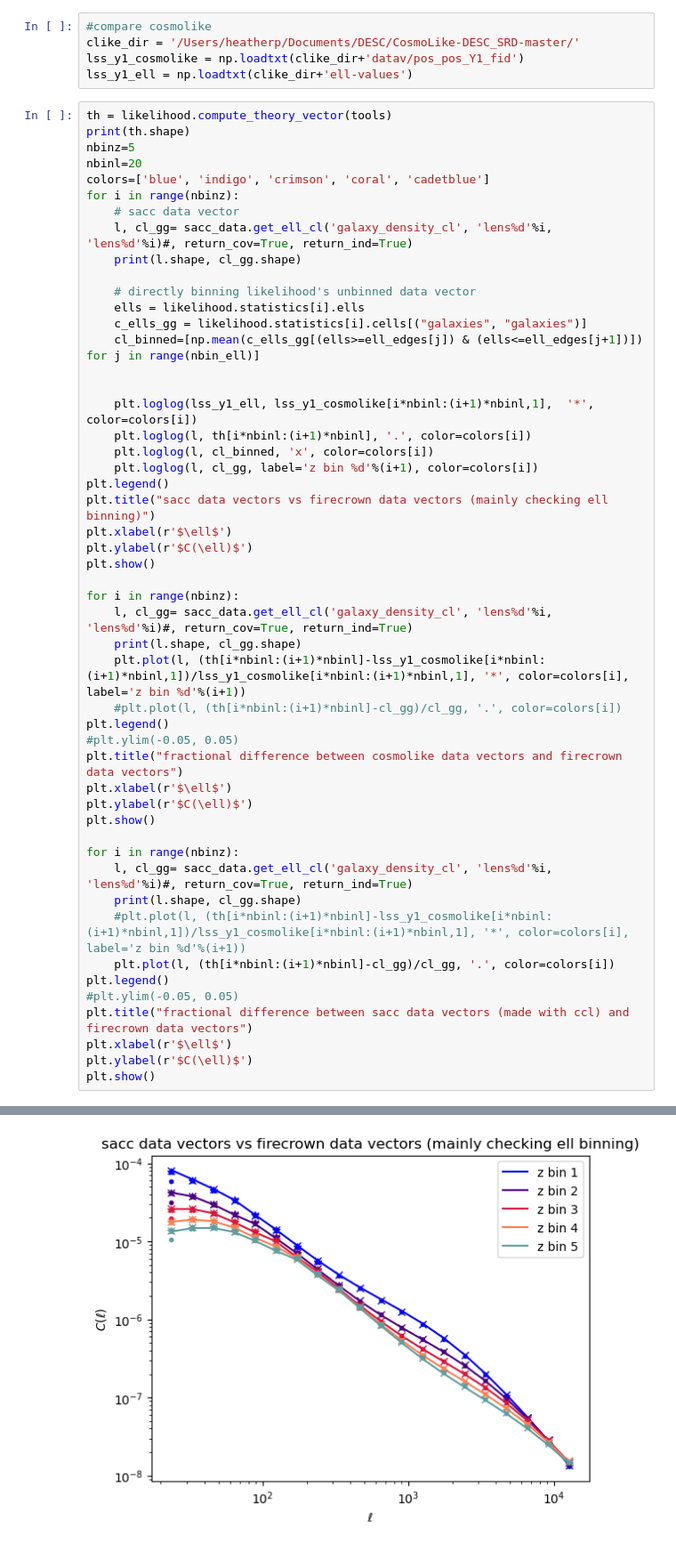
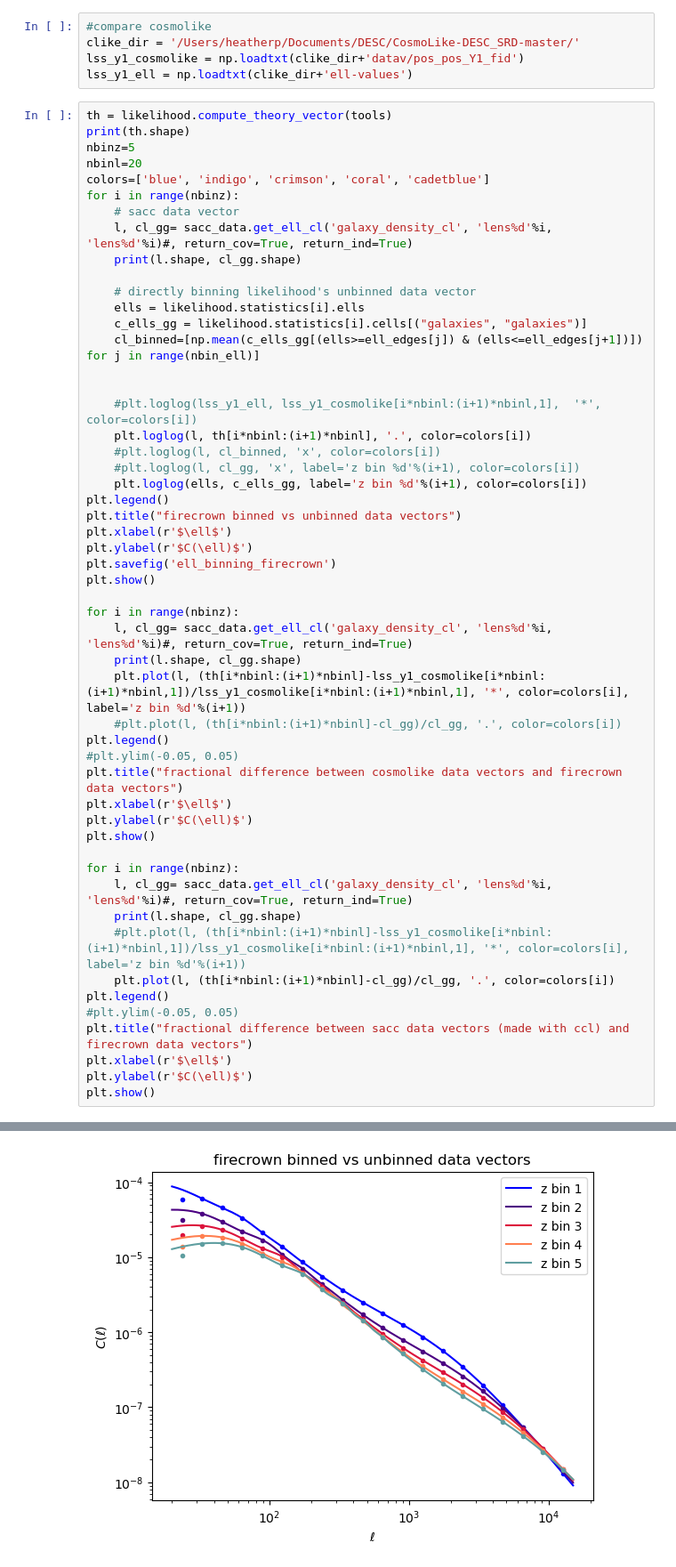
Before and after one commit to LSSTDESC/forecasting, a Jupyter notebook: DESC_SRD/Notebooks/AccessFirecrownLikelihood.ipynb, the cells around one changed output, grey strips where cells are left out. Shown at 89% size. Cells and saved outputs as stored; diff of their text form.

```diff
--- a/DESC_SRD/Notebooks/AccessFirecrownLikelihood.ipynb
+++ b/DESC_SRD/Notebooks/AccessFirecrownLikelihood.ipynb
@@ -217,47 +217,49 @@ for i in range(nbinz):
     cl_binned=[np.mean(c_ells_gg[(ells>=ell_edges[j]) & (ells<=ell_edges[j+1])]) for j in range(nbin_ell)]
 
 
-    plt.loglog(lss_y1_ell, lss_y1_cosmolike[i*nbinl:(i+1)*nbinl,1],  '*', color=colors[i])
+    #plt.loglog(lss_y1_ell, lss_y1_cosmolike[i*nbinl:(i+1)*nbinl,1],  '*', color=colors[i])
     plt.loglog(l, th[i*nbinl:(i+1)*nbinl], '.', color=colors[i])
-    plt.loglog(l, cl_binned, 'x', color=colors[i])
-    plt.loglog(l, cl_gg, label='z bin %d'%(i+1), color=colors[i])
+    #plt.loglog(l, cl_binned, 'x', color=colors[i])
+    #plt.loglog(l, cl_gg, 'x', label='z bin %d'%(i+1), color=colors[i])
+    plt.loglog(ells, c_ells_gg, label='z bin %d'%(i+1), color=colors[i])
 plt.legend()
-plt.title("sacc data vectors vs firecrown data vectors (mainly checking ell binning)")
+plt.title("firecrown binned vs unbinned data vectors")
 plt.xlabel(r'$\ell$')
 plt.ylabel(r'$C(\ell)$')
+plt.savefig('ell_binning_firecrown')
 plt.show()
 
 for i in range(nbinz):
     l, cl_gg= sacc_data.get_ell_cl('galaxy_density_cl', 'lens%d'%i, 'lens%d'%i)#, return_cov=True, return_ind=True)
     print(l.shape, cl_gg.shape)
     plt.plot(l, (th[i*nbinl:(i+1)*nbinl]-lss_y1_cosmolike[i*nbinl:(i+1)*nbinl,1])/lss_y1_cosmolike[i*nbinl:(i+1)*nbinl,1], '*', color=colors[i], label='z bin %d'%(i+1))
     #plt.plot(l, (th[i*nbinl:(i+1)*nbinl]-cl_gg)/cl_gg, '.', color=colors[i])
 plt.legend()
 #plt.ylim(-0.05, 0.05)
 plt.title("fractional difference between cosmolike data vectors and firecrown data vectors")
 plt.xlabel(r'$\ell$')
 plt.ylabel(r'$C(\ell)$')
 plt.show()
 
 for i in range(nbinz):
     l, cl_gg= sacc_data.get_ell_cl('galaxy_density_cl', 'lens%d'%i, 'lens%d'%i)#, return_cov=True, return_ind=True)
     print(l.shape, cl_gg.shape)
     #plt.plot(l, (th[i*nbinl:(i+1)*nbinl]-lss_y1_cosmolike[i*nbinl:(i+1)*nbinl,1])/lss_y1_cosmolike[i*nbinl:(i+1)*nbinl,1], '*', color=colors[i], label='z bin %d'%(i+1))
     plt.plot(l, (th[i*nbinl:(i+1)*nbinl]-cl_gg)/cl_gg, '.', color=colors[i])
 plt.legend()
 #plt.ylim(-0.05, 0.05)
 plt.title("fractional difference between sacc data vectors (made with ccl) and firecrown data vectors")
 plt.xlabel(r'$\ell$')
 plt.ylabel(r'$C(\ell)$')
 plt.show()
 # %% [output]
 (100,)
 (20,) (20,)
 (20,) (20,)
 (20,) (20,)
 (20,) (20,)
 (20,) (20,)
-[figure, old version]
+[figure, new version]
 (20,) (20,)
 (20,) (20,)
 (20,) (20,)
```
Also changed, not shown: 1 other file.
